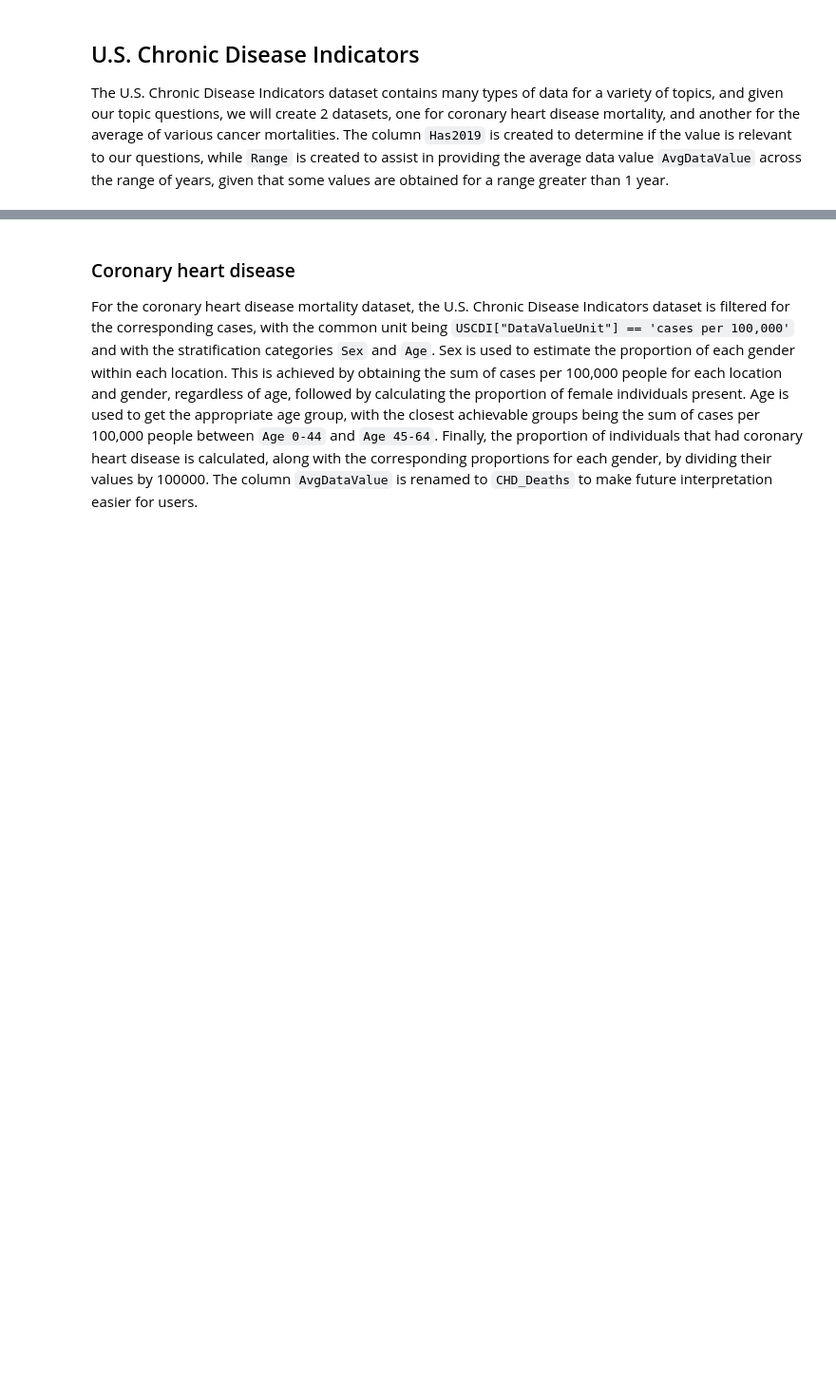
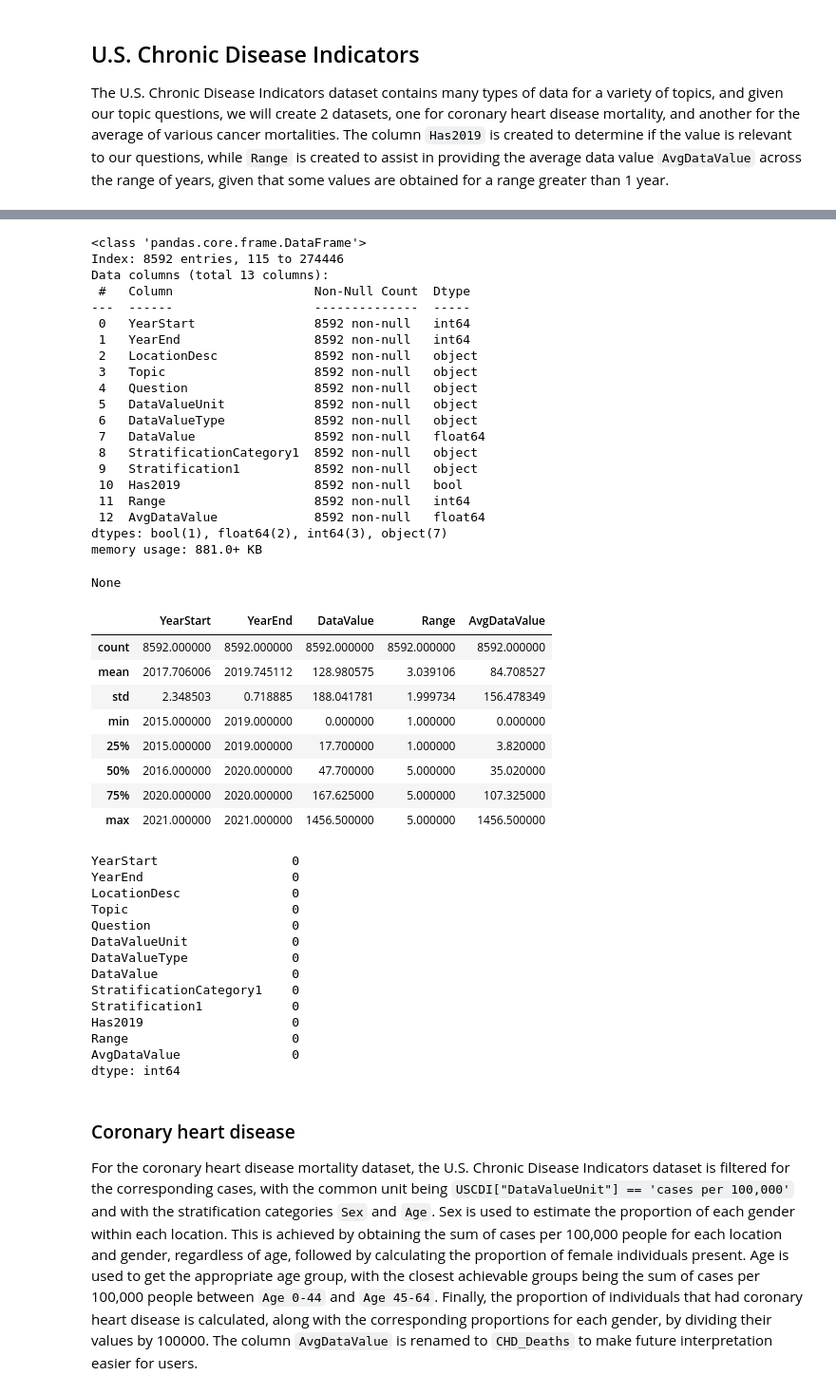
Before and after one commit to Nick-2003/cpsc368_knm_project, a Jupyter notebook: cpsc_368_project_knm.ipynb, the cells around one changed output, grey strips where cells are left out. Shown at 95% size. Cells and saved outputs as stored; diff of their text form; code cells hidden in the pictures; blank space fills up the shorter version.

```diff
--- a/cpsc_368_project_knm.ipynb
+++ b/cpsc_368_project_knm.ipynb
@@ -66,3 +71,52 @@ USCDI.head()
+# %%
+display(USCDI.info())
+display(USCDI.describe())
+display(USCDI.isnull().sum())
+# %% [output]
+<class 'pandas.core.frame.DataFrame'>
+Index: 8592 entries, 115 to 274446
+Data columns (total 13 columns):
+ #   Column                   Non-Null Count  Dtype
+---  ------                   --------------  -----
+ 0   YearStart                8592 non-null   int64
+ 1   YearEnd                  8592 non-null   int64
+ 2   LocationDesc             8592 non-null   object
+ 3   Topic                    8592 non-null   object
+ 4   Question                 8592 non-null   object
+ 5   DataValueUnit            8592 non-null   object
+ 6   DataValueType            8592 non-null   object
+ 7   DataValue                8592 non-null   float64
+ 8   StratificationCategory1  8592 non-null   object
+ 9   Stratification1          8592 non-null   object
+ 10  Has2019                  8592 non-null   bool
+ 11  Range                    8592 non-null   int64
+ 12  AvgDataValue             8592 non-null   float64
+dtypes: bool(1), float64(2), int64(3), object(7)
+memory usage: 881.0+ KB
+None
+|  | YearStart | YearEnd | DataValue | Range | AvgDataValue |
+| count | 8592.000000 | 8592.000000 | 8592.000000 | 8592.000000 | 8592.000000 |
+| mean | 2017.706006 | 2019.745112 | 128.980575 | 3.039106 | 84.708527 |
+| std | 2.348503 | 0.718885 | 188.041781 | 1.999734 | 156.478349 |
+| min | 2015.000000 | 2019.000000 | 0.000000 | 1.000000 | 0.000000 |
+| 25% | 2015.000000 | 2019.000000 | 17.700000 | 1.000000 | 3.820000 |
+| 50% | 2016.000000 | 2020.000000 | 47.700000 | 5.000000 | 35.020000 |
+| 75% | 2020.000000 | 2020.000000 | 167.625000 | 5.000000 | 107.325000 |
+| max | 2021.000000 | 2021.000000 | 1456.500000 | 5.000000 | 1456.500000 |
+YearStart                  0
+YearEnd                    0
+LocationDesc               0
+Topic                      0
+Question                   0
+DataValueUnit              0
+DataValueType              0
+DataValue                  0
+StratificationCategory1    0
+Stratification1            0
+Has2019                    0
+Range                      0
+AvgDataValue               0
+dtype: int64
 # %% [markdown]
 ### Coronary heart disease
 For the coronary heart disease mortality dataset, the U.S. Chronic Disease Indicators dataset is filtered for the corresponding cases, with the common unit being `USCDI["DataValueUnit"] == 'cases per 100,000'` and with the stratification categories `Sex` and `Age`. Sex is used to estimate the proportion of each gender within each location. This is achieved by obtaining the sum of cases per 100,000 people for each location and gender, regardless of age, followed by calculating the proportion of female individuals present. Age is used to get the appropriate age group, with the closest achievable groups being the sum of cases per 100,000 people between `Age 0-44` and `Age 45-64`. Finally, the proportion of individuals that had coronary heart disease is calculated, along with the corresponding proportions for each gender, by dividing their values by 100000. The column `AvgDataValue` is renamed to `CHD_Deaths` to make future interpretation easier for users.
```
Also changed, not shown: parts of 1 cell of this notebook, 5 other files.
